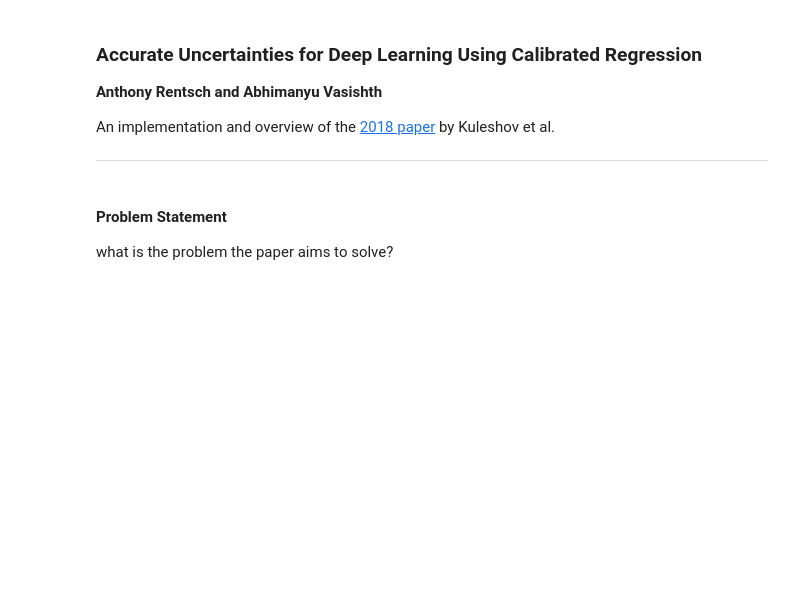
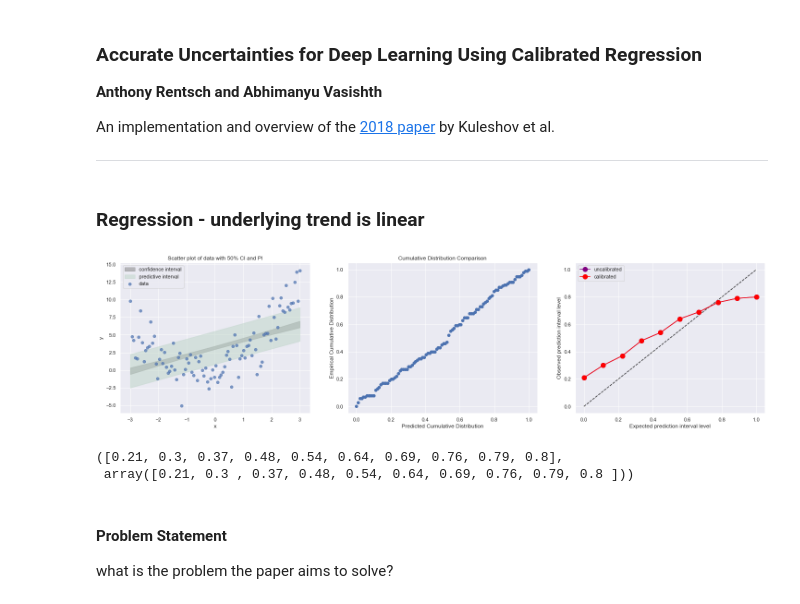
Before and after one commit to AnthonyRentsch/calibrated_regression, a Jupyter notebook: AM207 Final Project.ipynb, the cells around one changed output. Saved outputs shown, nothing was run; the diff lists cells and outputs as text; code cells hidden in the pictures; blank space fills up the shorter version.

```diff
--- a/AM207 Final Project.ipynb
+++ b/AM207 Final Project.ipynb
@@ -16,3 +18,70 @@ from sklearn.linear_model import LogisticRegression
+# %% [markdown]
+### Regression - underlying trend is linear
+# %%
+# make data
+n = 100
+X = np.linspace(-3,3,n)
+
+y = X + X**2 + np.random.normal(0,2,size=n) #+ 0.4*X + np.sin(4*X)
+# sort for plotting
+indices = np.argsort(X.flatten())
+X = X[indices]
+y = y[indices]
+# prepare for statsmodels
+X_sm = sm.add_constant(X)
+# %%
+fig, ax = plt.subplots(1, 3, figsize=(25,6))
+
+# Figure 1
+model = sm.OLS(y, X_sm).fit()
+alpha = 0.5
+fit = model.get_prediction().summary_frame(alpha=(1-alpha))
+ax[0].fill_between(X.flatten(), fit['mean_ci_lower'], fit['mean_ci_upper'],
+                color='grey', alpha=0.5, label='confidence interval');
+ax[0].fill_between(X.flatten(), fit['obs_ci_lower'], fit['obs_ci_upper'],
+                color='#BDD5C8', alpha=0.5, label='predictive interval')
+ax[0].scatter(X.flatten(), y, alpha=0.7, label='data')
+ax[0].legend()
+ax[0].set_xlabel('x')
+ax[0].set_ylabel('y')
+ax[0].set_title(f'Scatter plot of data with {int(alpha*100)}% CI and PI')
+
+# Figure 2
+alphas = np.linspace(0,1,100)
+counts = []
+for i, alpha in enumerate(alphas):
+    fit = model.get_prediction().summary_frame(alpha=(1-alpha))
+    count = fit[(fit['obs_ci_lower'] < y) & (fit['obs_ci_upper'] > y)].shape[0]
+    counts.append(count/n)
+ax[1].plot(alphas, counts, 'o')
+ax[1].set_xlabel('Predicted Cumulative Distribution')
+ax[1].set_ylabel('Empirical Cumulative Distribution')
+ax[1].set_title('Cumulative Distribution Comparison')
+
+# Figure 3
+alphas = np.linspace(0,1,10)
+uncalibrated_props = []
+for i, alpha in enumerate(alphas):
+    fit = model.get_prediction().summary_frame(alpha=(1-alpha))
+    prop = (y <= np.percentile(fit['mean'], q=alpha*100)).sum()/len(y)
+    uncalibrated_props.append(prop)
+#     count = fit[(fit['obs_ci_lower'] < y) & (fit['obs_ci_upper'] > y)].shape[0]
+#     uncalibrated_props.append(count/n)
+ir = IsotonicRegression()
+calibrated_props = ir.fit_transform(alphas, uncalibrated_props)
+ax[2].plot([(0,0), (1,1)], color='black', linestyle='dashed', alpha=0.5)
+ax[2].plot(alphas, uncalibrated_props, marker='o', markersize=10, linestyle='solid', color='purple', label='uncalibrated')
+ax[2].plot(alphas, calibrated_props, marker='o', markersize=10, linestyle='solid', color='red', label='calibrated')
+ax[2].legend()
+ax[2].set_xlabel('Expected prediction interval level')
+ax[2].set_ylabel('Observed prediction interval level');
+# %% [output]
+[figure, added]
+# %%
+uncalibrated_props, calibrated_props
+# %% [output]
+([0.21, 0.3, 0.37, 0.48, 0.54, 0.64, 0.69, 0.76, 0.79, 0.8],
+ array([0.21, 0.3 , 0.37, 0.48, 0.54, 0.64, 0.69, 0.76, 0.79, 0.8 ]))
 # %% [markdown]
 #### Problem Statement
 
```
Also changed, not shown: parts of 3 cells of this notebook.
